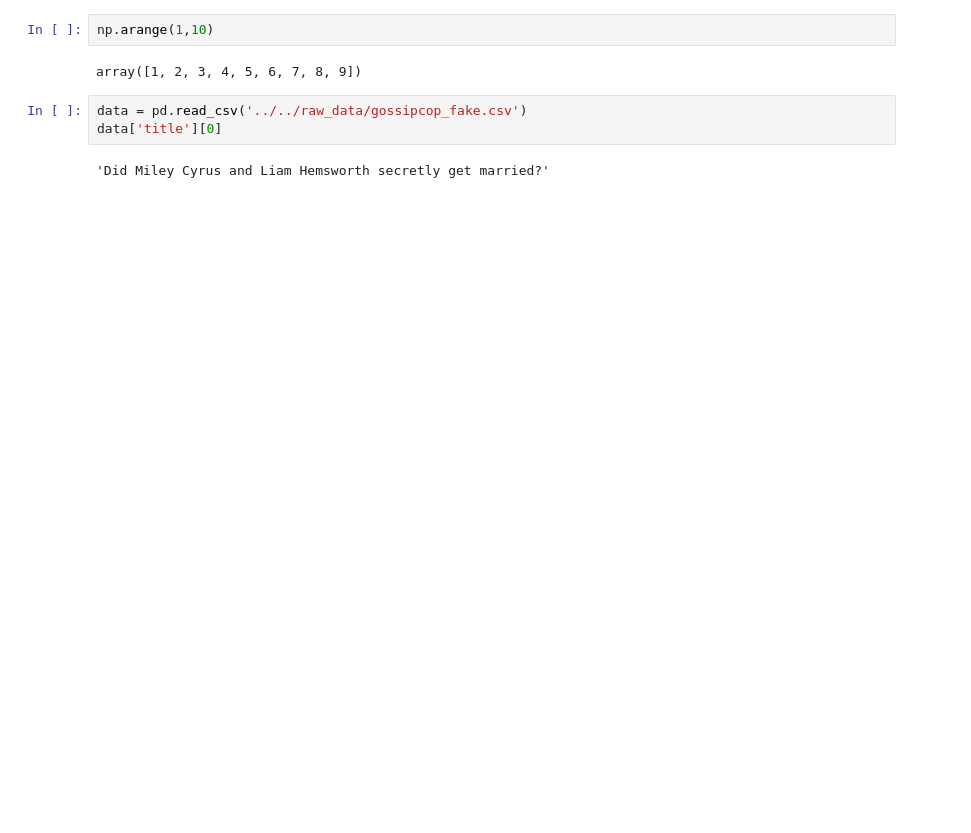
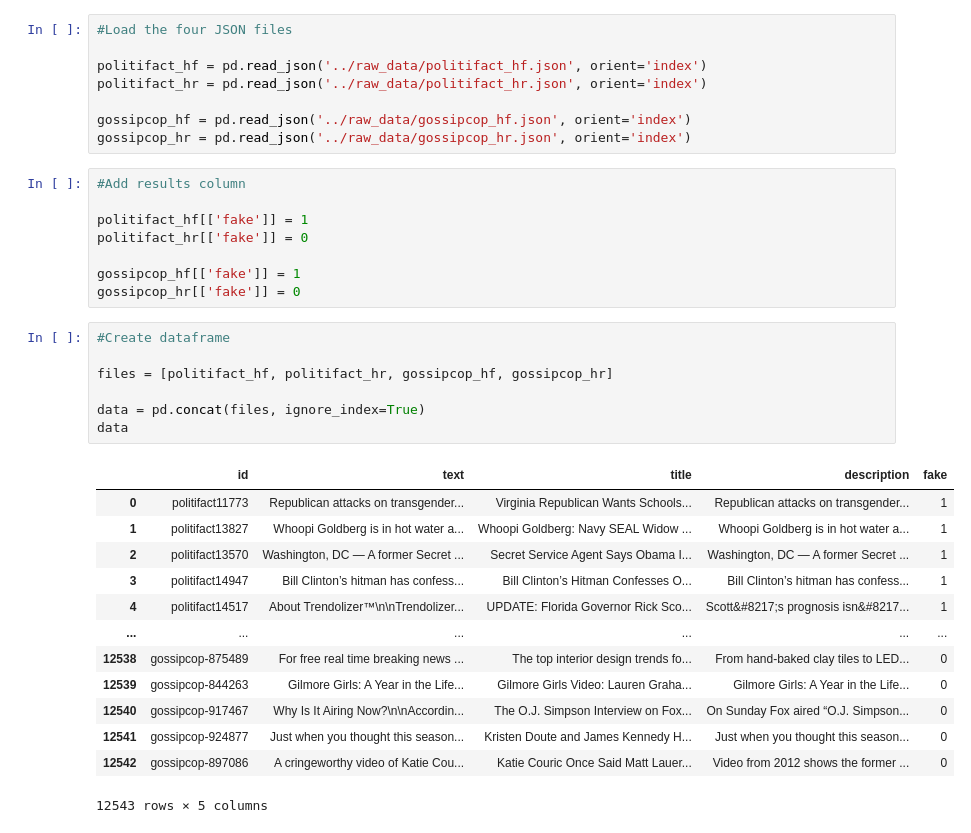
Before and after one commit to kbank1/fake_news, a Jupyter notebook: notebooks/notebook_FF.ipynb, the cells around one changed output. Cells and saved outputs as stored; diff of their text form; blank space fills up the shorter version.

```diff
--- a/notebooks/notebook_FF.ipynb
+++ b/notebooks/notebook_FF.ipynb
@@ -4,9 +18,37 @@ import pandas as pd
-# %%
-np.arange(1,10)
-# %% [output]
-array([1, 2, 3, 4, 5, 6, 7, 8, 9])
 # %%
-data = pd.read_csv('../../raw_data/gossipcop_fake.csv')
-data['title'][0]
+#Load the four JSON files
+
+politifact_hf = pd.read_json('../raw_data/politifact_hf.json', orient='index')
+politifact_hr = pd.read_json('../raw_data/politifact_hr.json', orient='index')
+
+gossipcop_hf = pd.read_json('../raw_data/gossipcop_hf.json', orient='index')
+gossipcop_hr = pd.read_json('../raw_data/gossipcop_hr.json', orient='index')
-# %% [output]
-'Did Miley Cyrus and Liam Hemsworth secretly get married?'
+# %%
+#Add results column
+
+politifact_hf[['fake']] = 1
+politifact_hr[['fake']] = 0
+
+gossipcop_hf[['fake']] = 1
+gossipcop_hr[['fake']] = 0
+# %%
+#Create dataframe
+
+files = [politifact_hf, politifact_hr, gossipcop_hf, gossipcop_hr]
+
+data = pd.concat(files, ignore_index=True)
+data
+# %% [output]
+|  | id | text | title | description | fake |
+| 0 | politifact11773 | Republican attacks on transgender... | Virginia Republican Wants Schools... | Republican attacks on transgender... | 1 |
+| 1 | politifact13827 | Whoopi Goldberg is in hot water a... | Whoopi Goldberg: Navy SEAL Widow ... | Whoopi Goldberg is in hot water a... | 1 |
+| 2 | politifact13570 | Washington, DC — A former Secret ... | Secret Service Agent Says Obama I... | Washington, DC — A former Secret ... | 1 |
+| 3 | politifact14947 | Bill Clinton’s hitman has confess... | Bill Clinton’s Hitman Confesses O... | Bill Clinton’s hitman has confess... | 1 |
+| 4 | politifact14517 | About Trendolizer™\n\nTrendolizer... | UPDATE: Florida Governor Rick Sco... | Scott&#8217;s prognosis isn&#8217... | 1 |
+| ... | ... | ... | ... | ... | ... |
+| 12538 | gossipcop-875489 | For free real time breaking news ... | The top interior design trends fo... | From hand-baked clay tiles to LED... | 0 |
+| 12539 | gossipcop-844263 | Gilmore Girls: A Year in the Life... | Gilmore Girls Video: Lauren Graha... | Gilmore Girls: A Year in the Life... | 0 |
+| 12540 | gossipcop-917467 | Why Is It Airing Now?\n\nAccordin... | The O.J. Simpson Interview on Fox... | On Sunday Fox aired “O.J. Simpson... | 0 |
+| 12541 | gossipcop-924877 | Just when you thought this season... | Kristen Doute and James Kennedy H... | Just when you thought this season... | 0 |
+| 12542 | gossipcop-897086 | A cringeworthy video of Katie Cou... | Katie Couric Once Said Matt Lauer... | Video from 2012 shows the former ... | 0 |
+12543 rows × 5 columns
```
Also changed, not shown: parts of 15 cells of this notebook, 1 other file.
